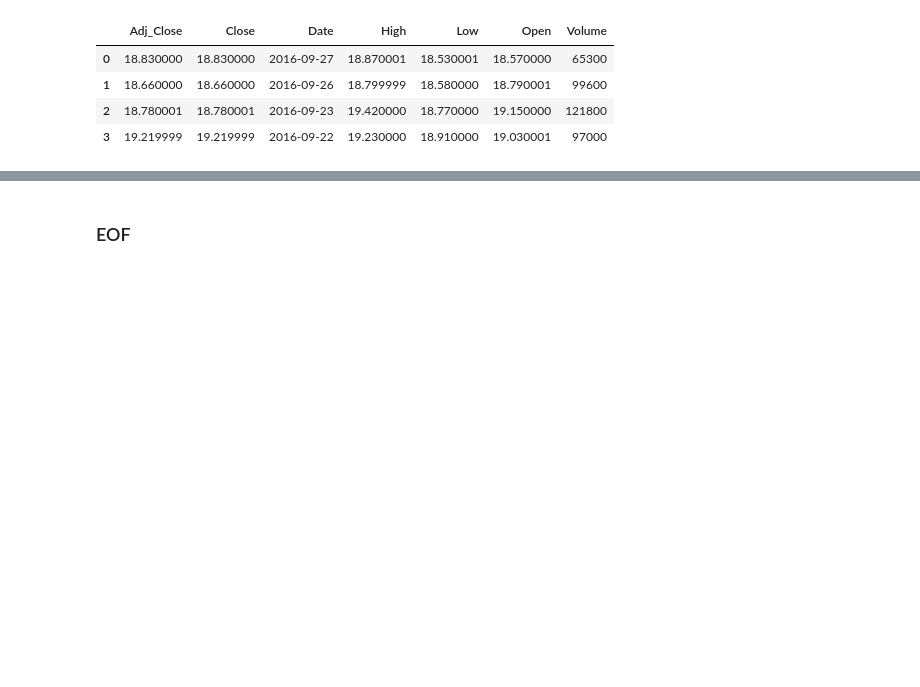
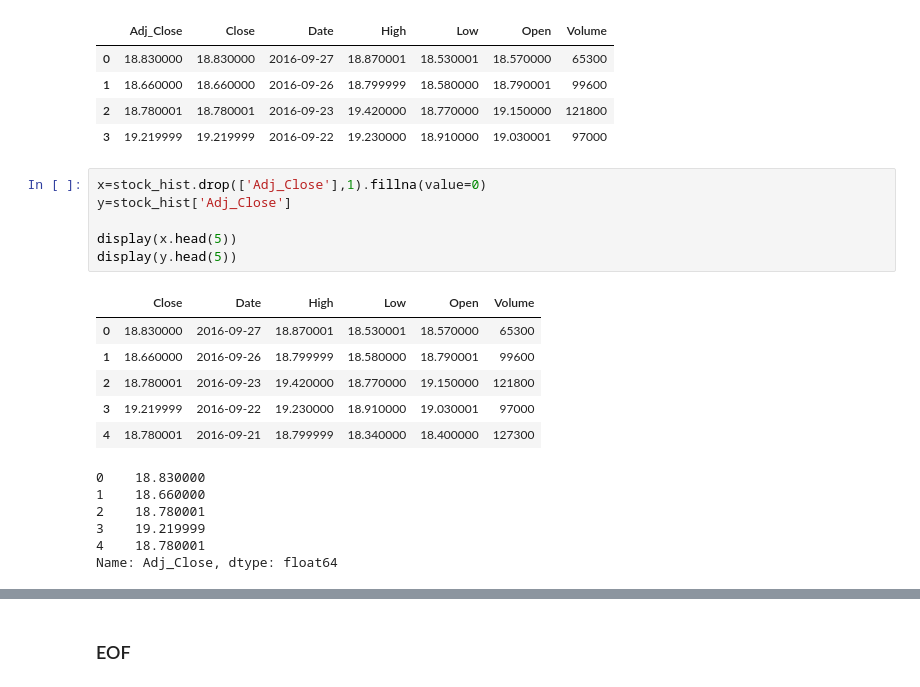
Before and after one commit to llathrop/stock_predictor, a Jupyter notebook: stock_predictor.ipynb, the cells around one changed output, grey strips where cells are left out. Drawn from its saved outputs; the diff is of its cells as text; blank space fills up the shorter version.

```diff
--- a/stock_predictor.ipynb
+++ b/stock_predictor.ipynb
@@ -260,3 +263,22 @@ None
 | 1 | 18.660000 | 18.660000 | 2016-09-26 | 18.799999 | 18.580000 | 18.790001 | 99600 |
 | 2 | 18.780001 | 18.780001 | 2016-09-23 | 19.420000 | 18.770000 | 19.150000 | 121800 |
 | 3 | 19.219999 | 19.219999 | 2016-09-22 | 19.230000 | 18.910000 | 19.030001 | 97000 |
+# %%
+x=stock_hist.drop(['Adj_Close'],1).fillna(value=0)
+y=stock_hist['Adj_Close']
+
+display(x.head(5))
+display(y.head(5))
+# %% [output]
+|  | Close | Date | High | Low | Open | Volume |
+| 0 | 18.830000 | 2016-09-27 | 18.870001 | 18.530001 | 18.570000 | 65300 |
+| 1 | 18.660000 | 2016-09-26 | 18.799999 | 18.580000 | 18.790001 | 99600 |
+| 2 | 18.780001 | 2016-09-23 | 19.420000 | 18.770000 | 19.150000 | 121800 |
+| 3 | 19.219999 | 2016-09-22 | 19.230000 | 18.910000 | 19.030001 | 97000 |
+| 4 | 18.780001 | 2016-09-21 | 18.799999 | 18.340000 | 18.400000 | 127300 |
+0    18.830000
+1    18.660000
+2    18.780001
+3    19.219999
+4    18.780001
+Name: Adj_Close, dtype: float64
```
Also changed, not shown: parts of 5 cells of this notebook.
